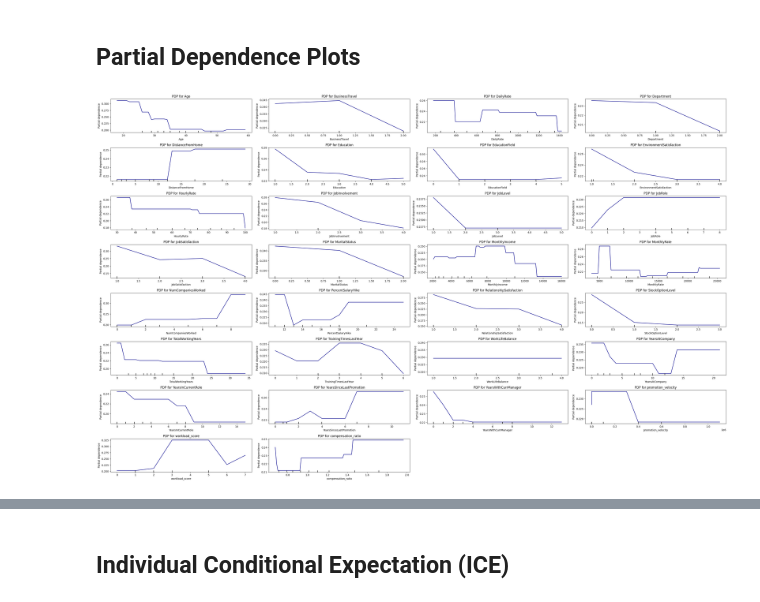
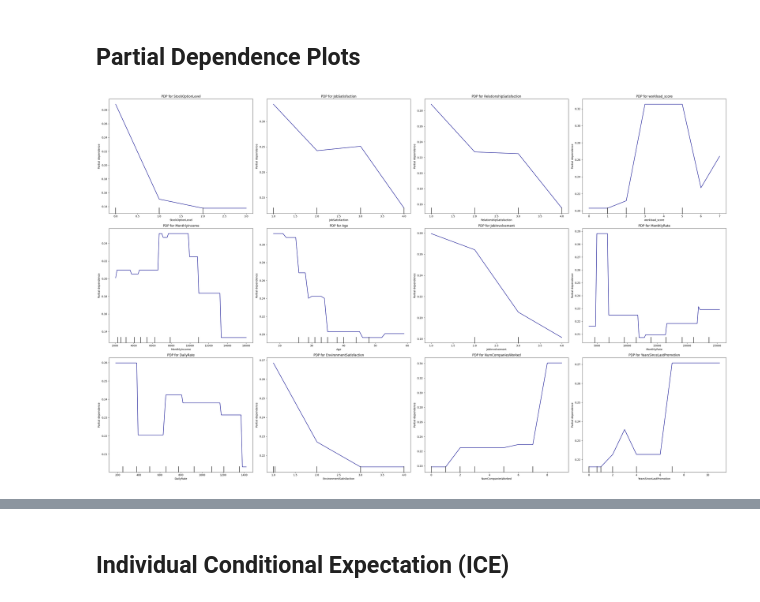
Before and after one commit to Ibrahem-Ali99/xai, a Jupyter notebook: notebooks/Decision Tree/Mohamed_Decision_Tree.ipynb, the cells around one changed output, grey strips where cells are left out. Cells and saved outputs as stored; diff of their text form; code cells hidden in the pictures.

```diff
--- a/notebooks/Decision Tree/Mohamed_Decision_Tree.ipynb
+++ b/notebooks/Decision Tree/Mohamed_Decision_Tree.ipynb
@@ -341,28 +341,32 @@ The figure shows the importance of the features according to the decison tree mo
 # %% [markdown]
 ## Partial Dependence Plots
 # %%
-cols_pdp = [c for c in X_test.columns if X_test[c].nunique() > 2]
+importances = decision_tree_clf.feature_importances_
+feat_idx = np.argsort(importances)[::-1]
+top_12_features = X_train.columns[feat_idx][:12]
+
+cols_pdp = [c for c in top_12_features if X_test[c].nunique() > 2]
 
 nc_pdp = 4
 nr_pdp = (len(cols_pdp) + nc_pdp - 1) // nc_pdp
 fig_pdp, axes_pdp = plt.subplots(nr_pdp, nc_pdp, figsize=(34, 21))
 
 for ax, feat in zip(axes_pdp.flatten(), cols_pdp):
     PartialDependenceDisplay.from_estimator(
         estimator=decision_tree_clf,
         X=X_test,
         features=[feat],
         kind='average',
         ax=ax,
         line_kw={'color': 'darkblue'}
     )
     ax.set_title(f"PDP for {feat}")
 
 for i in range(len(cols_pdp), nr_pdp * nc_pdp):
      if i < len(axes_pdp.flatten()):
         fig_pdp.delaxes(axes_pdp.flatten()[i])
 
 plt.tight_layout()
 plt.show()
 # %% [output]
-[figure, old version]
+[figure, new version]
```
Also changed, not shown: parts of 3 cells of this notebook.
